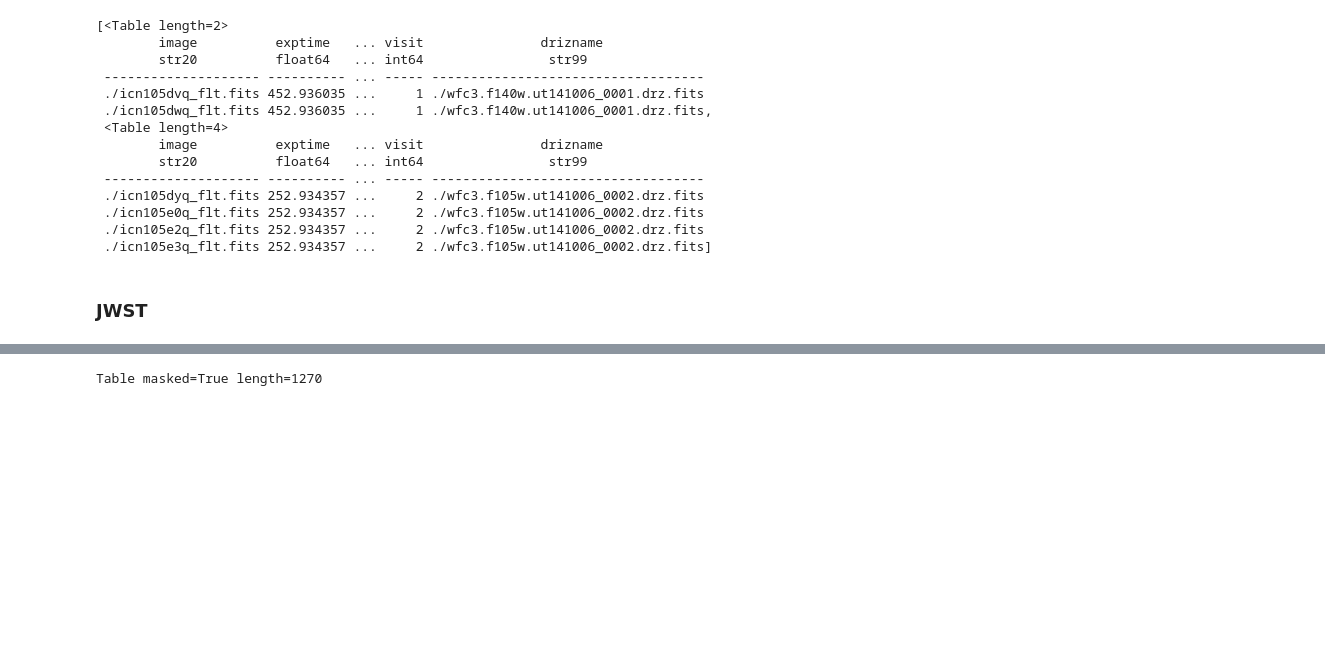
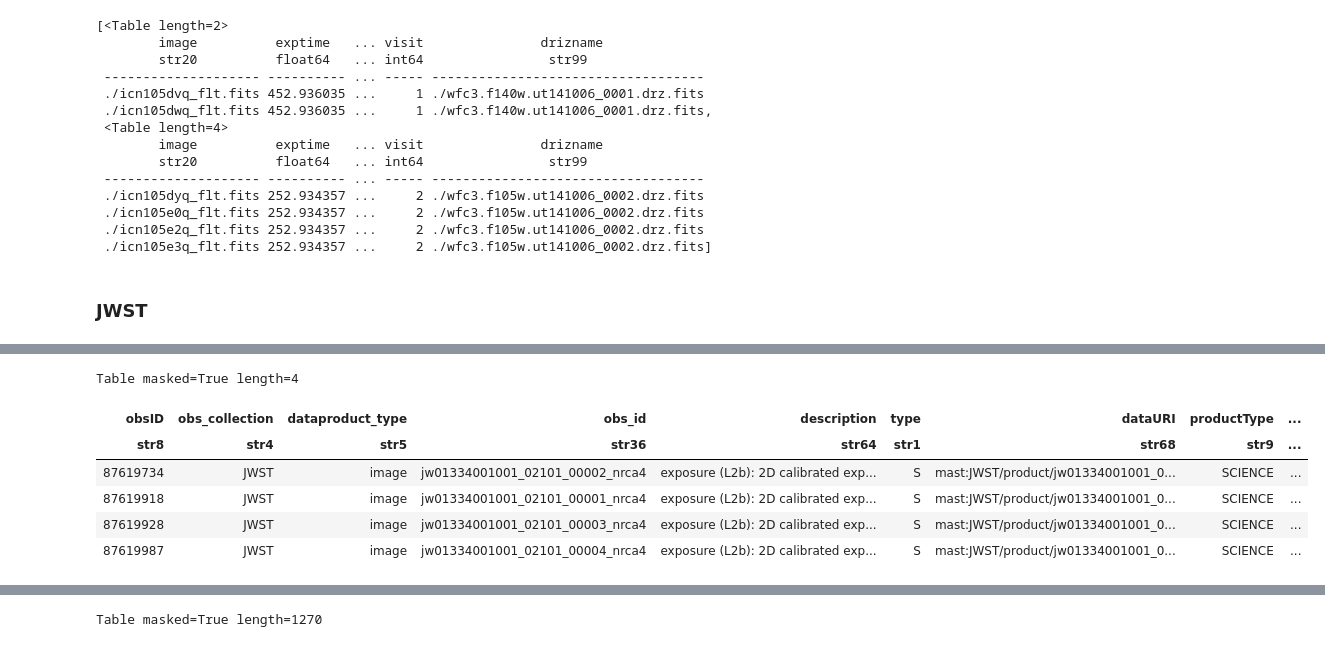
Before and after one commit to aswinsuresh24/jwst123, a Jupyter notebook: hst_download.ipynb, the cells around one changed output, grey strips where cells are left out. Drawn from its saved outputs; the diff is of its cells as text; code cells hidden in the pictures; blank space fills up the shorter version.

```diff
--- a/hst_download.ipynb
+++ b/hst_download.ipynb
@@ -497 +472,12 @@ Table masked=True length=16
+# %%
+mask = ['nrca4' in x for x in productList['obs_id']]
+productList[mask]
+# %% [output]
+Table masked=True length=4
+| obsID | obs_collection | dataproduct_type | obs_id | description | type | dataURI | productType | ... |
+| str8 | str4 | str5 | str36 | str64 | str1 | str68 | str9 | ... |
+| 87619734 | JWST | image | jw01334001001_02101_00002_nrca4 | exposure (L2b): 2D calibrated exp... | S | mast:JWST/product/jw01334001001_0... | SCIENCE | ... |
+| 87619918 | JWST | image | jw01334001001_02101_00001_nrca4 | exposure (L2b): 2D calibrated exp... | S | mast:JWST/product/jw01334001001_0... | SCIENCE | ... |
+| 87619928 | JWST | image | jw01334001001_02101_00003_nrca4 | exposure (L2b): 2D calibrated exp... | S | mast:JWST/product/jw01334001001_0... | SCIENCE | ... |
+| 87619987 | JWST | image | jw01334001001_02101_00004_nrca4 | exposure (L2b): 2D calibrated exp... | S | mast:JWST/product/jw01334001001_0... | SCIENCE | ... |
 # %%
```
Also changed, not shown: parts of 4 cells of this notebook.
